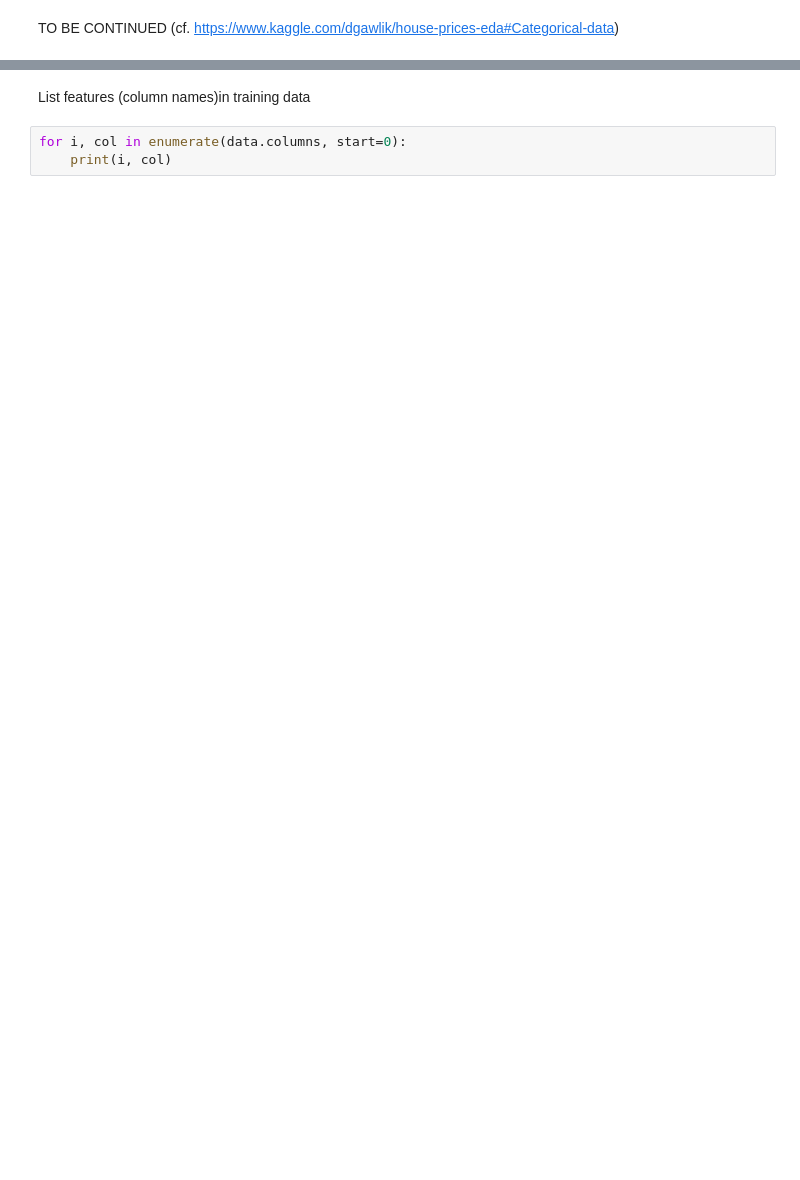
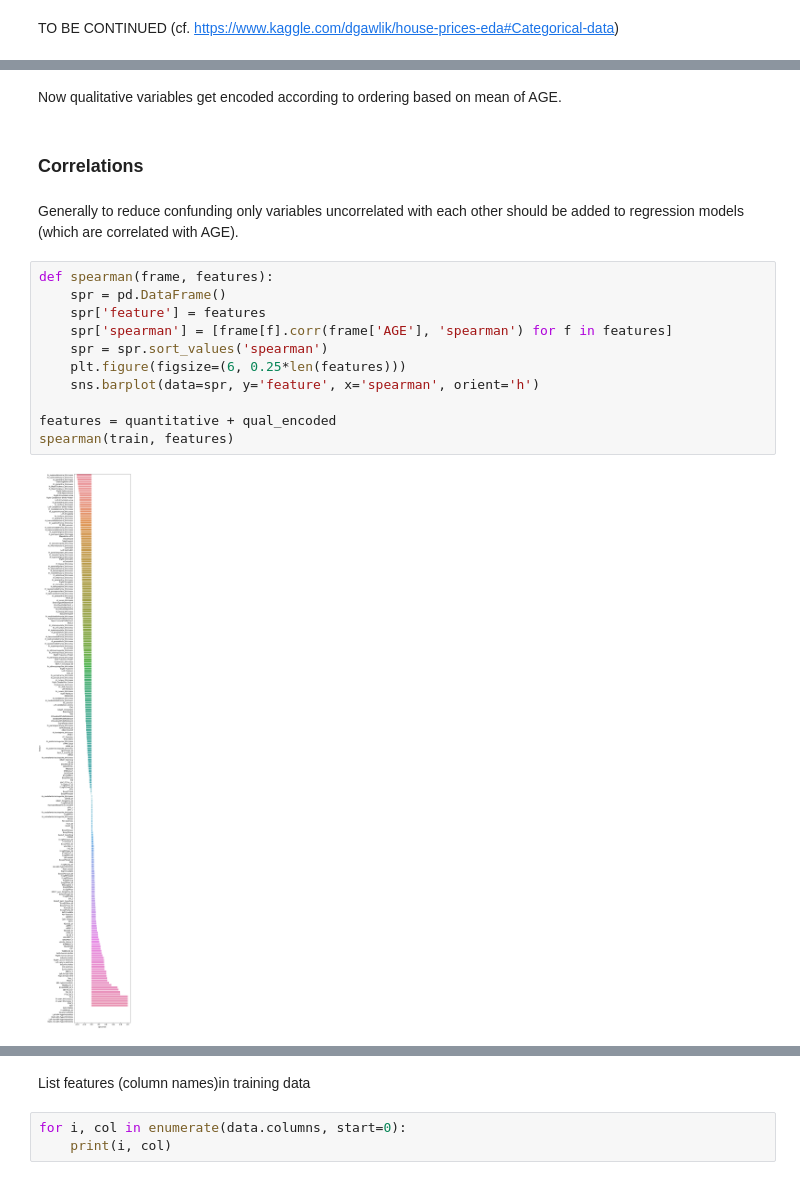
Before and after one commit to arvidl/elmed219-brainage, a Jupyter notebook: nbs/brain_age_big_explore.ipynb, the cells around one changed output, grey strips where cells are left out. Saved outputs shown, nothing was run; the diff lists cells and outputs as text; blank space fills up the shorter version.

```diff
--- a/nbs/brain_age_big_explore.ipynb
+++ b/nbs/brain_age_big_explore.ipynb
@@ -456,0 +406,19 @@ TO BE CONTINUED (cf. https://www.kaggle.com/dgawlik/house-prices-eda#Categorical
+# %% [markdown]
+Now qualitative variables get encoded according to ordering based on mean of AGE.
+# %% [markdown]
+### Correlations
+# %% [markdown]
+Generally to reduce confunding only variables uncorrelated with each other should be added to regression models (which are correlated with AGE).
+# %%
+def spearman(frame, features):
+    spr = pd.DataFrame()
+    spr['feature'] = features
+    spr['spearman'] = [frame[f].corr(frame['AGE'], 'spearman') for f in features]
+    spr = spr.sort_values('spearman')
+    plt.figure(figsize=(6, 0.25*len(features)))
+    sns.barplot(data=spr, y='feature', x='spearman', orient='h')
+
+features = quantitative + qual_encoded
+spearman(train, features)
+# %% [output]
+[figure, added]
```
Also changed, not shown: parts of 18 cells of this notebook.
